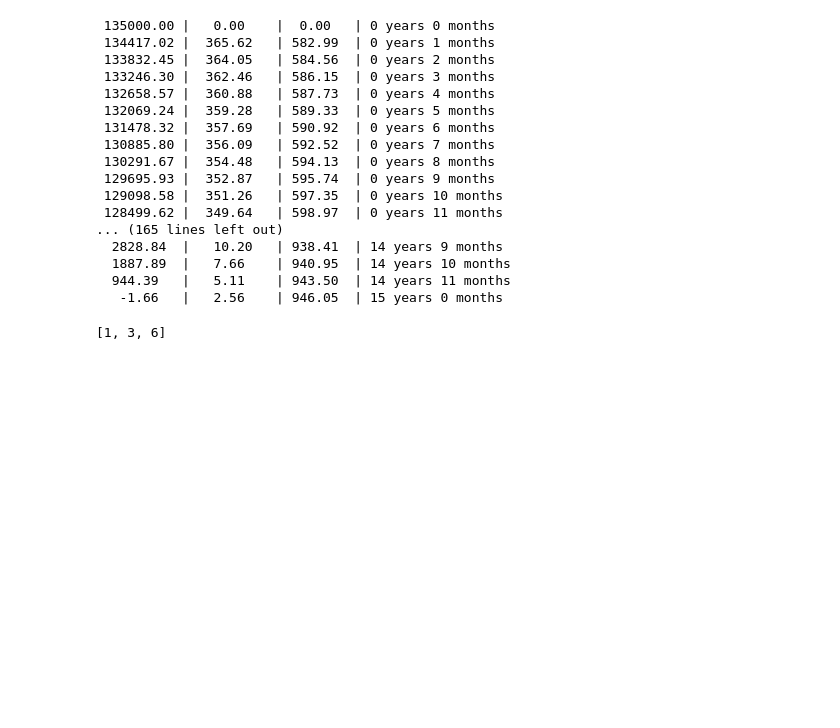
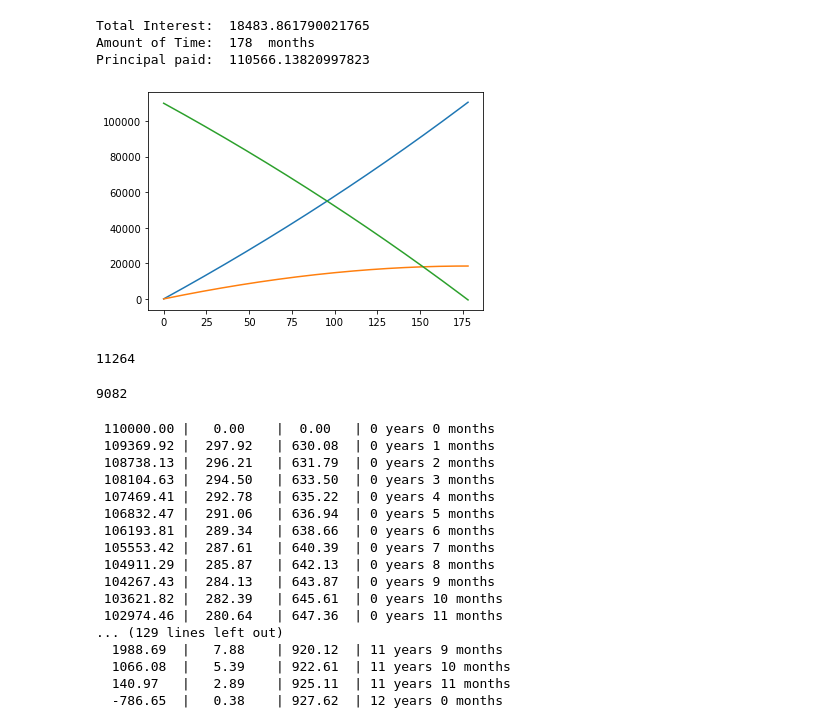
Before and after one commit to millera2/millera2.github.io, a Jupyter notebook: CS-111/HW4.ipynb, the cells around one changed output. Drawn from its saved outputs; the diff is of its cells as text; code cells hidden in the pictures; blank space fills up the shorter version.

```diff
--- a/CS-111/HW4.ipynb
+++ b/CS-111/HW4.ipynb
@@ -62,27 +74,41 @@ def plotTotals(principals, interests, balances):
+# %%
+results = paymentHistory(110000, 0, .0215, 725)
+
+
+plotTotals(results[0], results[1], results[2])
+# %% [output]
+Total Interest:  18483.861790021765
+Amount of Time:  178  months
+Principal paid:  110566.13820997823
+[figure, added]
+# %%
+(178-144)*(928-725)+(22845-18483)
+# %% [output]
+11264
+# %%
+22845-13763
+# %% [output]
+9082
 # %%
-results = paymentHistory(165000, 30000, .0325, 948.61)
+results = paymentHistory(110000, 0, .0325, 928.00)
 
 
 printRecords(results[0], results[1], results[2])
 # %% [output]
- 135000.00 |   0.00    |  0.00   | 0 years 0 months
- 134417.02 |  365.62   | 582.99  | 0 years 1 months
- 133832.45 |  364.05   | 584.56  | 0 years 2 months
- 133246.30 |  362.46   | 586.15  | 0 years 3 months
- 132658.57 |  360.88   | 587.73  | 0 years 4 months
- 132069.24 |  359.28   | 589.33  | 0 years 5 months
- 131478.32 |  357.69   | 590.92  | 0 years 6 months
- 130885.80 |  356.09   | 592.52  | 0 years 7 months
- 130291.67 |  354.48   | 594.13  | 0 years 8 months
- 129695.93 |  352.87   | 595.74  | 0 years 9 months
- 129098.58 |  351.26   | 597.35  | 0 years 10 months
- 128499.62 |  349.64   | 598.97  | 0 years 11 months
-... (165 lines left out)
-  2828.84  |   10.20   | 938.41  | 14 years 9 months
-  1887.89  |   7.66    | 940.95  | 14 years 10 months
-  944.39   |   5.11    | 943.50  | 14 years 11 months
-   -1.66   |   2.56    | 946.05  | 15 years 0 months
+ 110000.00 |   0.00    |  0.00   | 0 years 0 months
+ 109369.92 |  297.92   | 630.08  | 0 years 1 months
+ 108738.13 |  296.21   | 631.79  | 0 years 2 months
+ 108104.63 |  294.50   | 633.50  | 0 years 3 months
+ 107469.41 |  292.78   | 635.22  | 0 years 4 months
+ 106832.47 |  291.06   | 636.94  | 0 years 5 months
+ 106193.81 |  289.34   | 638.66  | 0 years 6 months
+ 105553.42 |  287.61   | 640.39  | 0 years 7 months
+ 104911.29 |  285.87   | 642.13  | 0 years 8 months
+ 104267.43 |  284.13   | 643.87  | 0 years 9 months
+ 103621.82 |  282.39   | 645.61  | 0 years 10 months
+ 102974.46 |  280.64   | 647.36  | 0 years 11 months
+... (129 lines left out)
+  1988.69  |   7.88    | 920.12  | 11 years 9 months
+  1066.08  |   5.39    | 922.61  | 11 years 10 months
+  140.97   |   2.89    | 925.11  | 11 years 11 months
+  -786.65  |   0.38    | 927.62  | 12 years 0 months
-# %%
-getTotals([1,2,3])
-# %% [output]
-[1, 3, 6]
```
Also changed, not shown: parts of 7 cells of this notebook, 5 other files.
